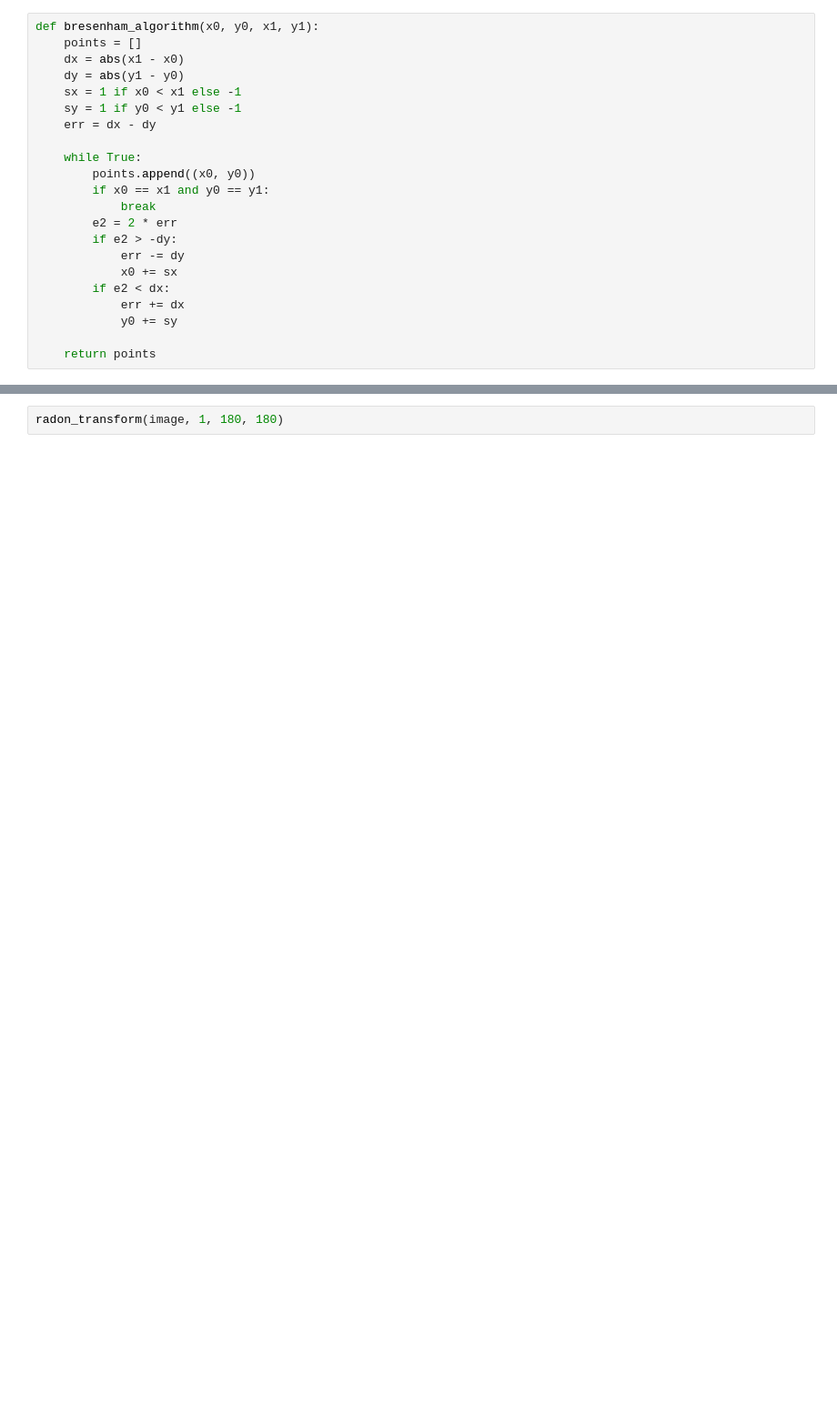
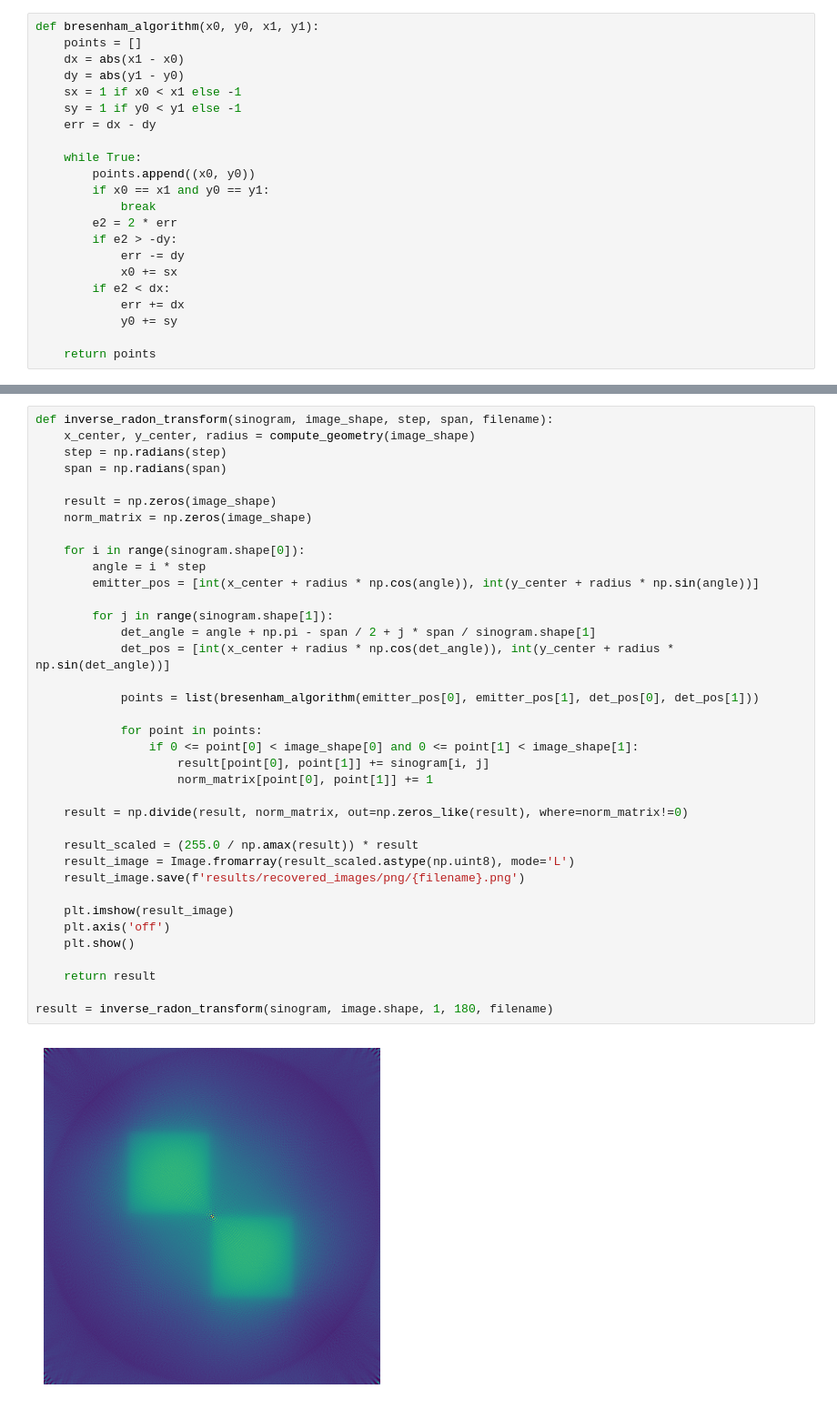
Before and after one commit to wirakoti/CTSimulator, a Jupyter notebook: main.ipynb, the cells around one changed output, grey strips where cells are left out. Shown at 91% size. Drawn from its saved outputs; the diff is of its cells as text; blank space fills up the shorter version.

```diff
--- a/main.ipynb
+++ b/main.ipynb
@@ -82,2 +107,39 @@ def radon_transform(image, step, detectors_num, span): #kolejno: krok (alfa we w
-# %%
-radon_transform(image, 1, 180, 180)
+# %%
+def inverse_radon_transform(sinogram, image_shape, step, span, filename):
+    x_center, y_center, radius = compute_geometry(image_shape)
+    step = np.radians(step)
+    span = np.radians(span)
+
+    result = np.zeros(image_shape)
+    norm_matrix = np.zeros(image_shape)
+
+    for i in range(sinogram.shape[0]):
+        angle = i * step
+        emitter_pos = [int(x_center + radius * np.cos(angle)), int(y_center + radius * np.sin(angle))]
+
+        for j in range(sinogram.shape[1]):
+            det_angle = angle + np.pi - span / 2 + j * span / sinogram.shape[1]
+            det_pos = [int(x_center + radius * np.cos(det_angle)), int(y_center + radius * np.sin(det_angle))]
+
+            points = list(bresenham_algorithm(emitter_pos[0], emitter_pos[1], det_pos[0], det_pos[1]))
+
+            for point in points:
+                if 0 <= point[0] < image_shape[0] and 0 <= point[1] < image_shape[1]:
+                    result[point[0], point[1]] += sinogram[i, j]
+                    norm_matrix[point[0], point[1]] += 1
+
+    result = np.divide(result, norm_matrix, out=np.zeros_like(result), where=norm_matrix!=0)
+
+    result_scaled = (255.0 / np.amax(result)) * result
+    result_image = Image.fromarray(result_scaled.astype(np.uint8), mode='L')
+    result_image.save(f'results/recovered_images/png/{filename}.png')
+
+    plt.imshow(result_image)
+    plt.axis('off')
+    plt.show()
+
+    return result
+
+result = inverse_radon_transform(sinogram, image.shape, 1, 180, filename)
+# %% [output]
+[figure, added]
```
Also changed, not shown: parts of 5 cells of this notebook, 31 other files.
